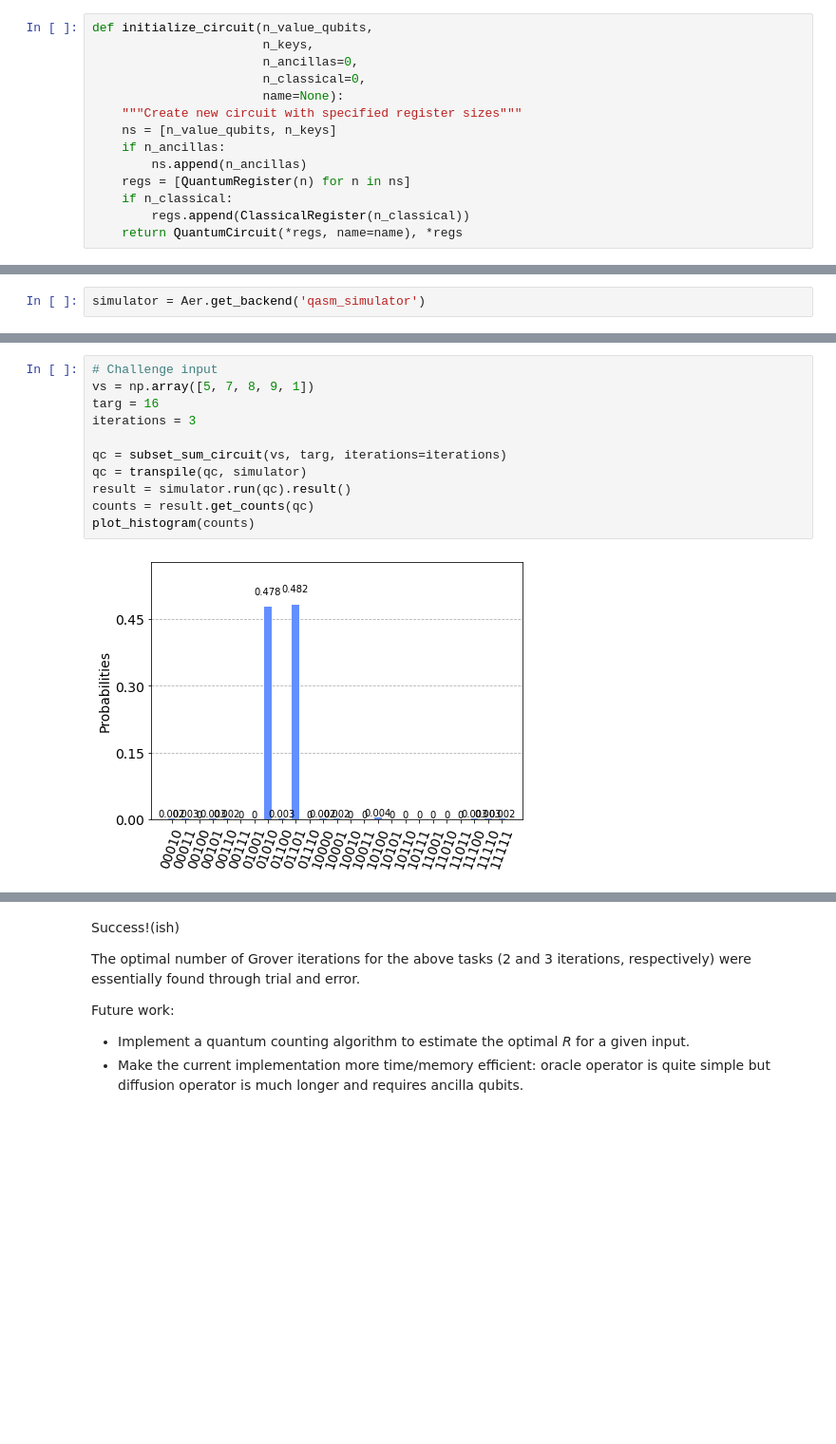
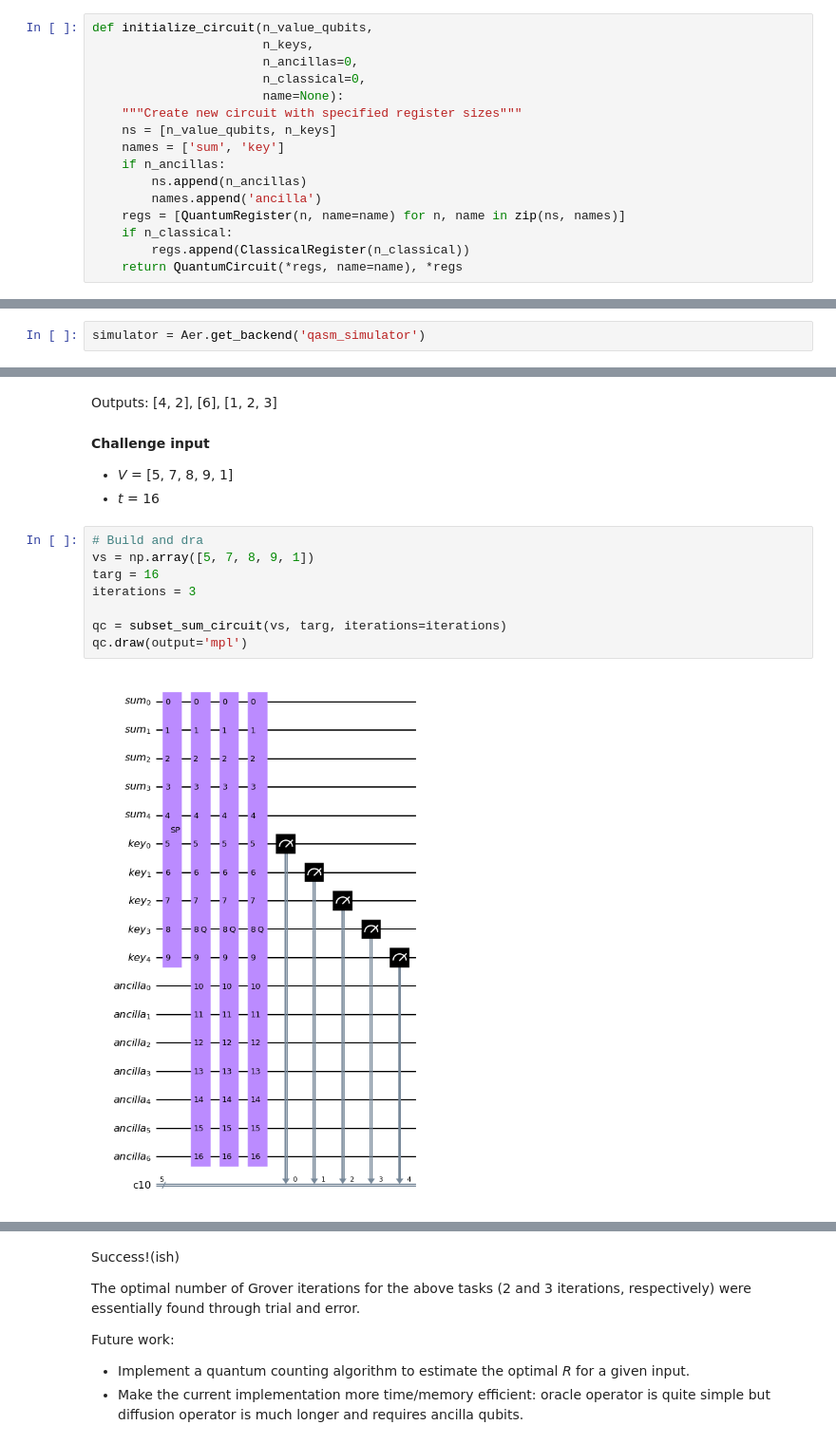
Before and after one commit to callumcanavan/qc-subset-sums, a Jupyter notebook: Task 1.ipynb, the cells around one changed output, grey strips where cells are left out. Shown at 95% size. Drawn from its saved outputs; the diff is of its cells as text; blank space fills up the shorter version.

```diff
--- a/Task 1.ipynb
+++ b/Task 1.ipynb
@@ -73,9 +73,11 @@ def initialize_circuit(n_value_qubits,
                        name=None):
     """Create new circuit with specified register sizes"""
     ns = [n_value_qubits, n_keys]
+    names = ['sum', 'key']
     if n_ancillas:
         ns.append(n_ancillas)
-    regs = [QuantumRegister(n) for n in ns]
+        names.append('ancilla')
+    regs = [QuantumRegister(n, name=name) for n, name in zip(ns, names)]
     if n_classical:
         regs.append(ClassicalRegister(n_classical))
     return QuantumCircuit(*regs, name=name), *regs
@@ -187,13 +199,16 @@ plot_histogram(counts)
+# %% [markdown]
+Outputs: [4, 2], [6], [1, 2, 3]
+# %% [markdown]
+**Challenge input**
+- *V* = [5, 7, 8, 9, 1]
+- *t* = 16
 # %%
-# Challenge input
+# Build and dra
 vs = np.array([5, 7, 8, 9, 1])
 targ = 16
 iterations = 3
 
 qc = subset_sum_circuit(vs, targ, iterations=iterations)
-qc = transpile(qc, simulator)
-result = simulator.run(qc).result()
-counts = result.get_counts(qc)
-plot_histogram(counts)
+qc.draw(output='mpl')
 # %% [output]
-[figure, old version]
+[figure, new version]
```
Also changed, not shown: parts of 5 cells of this notebook.
